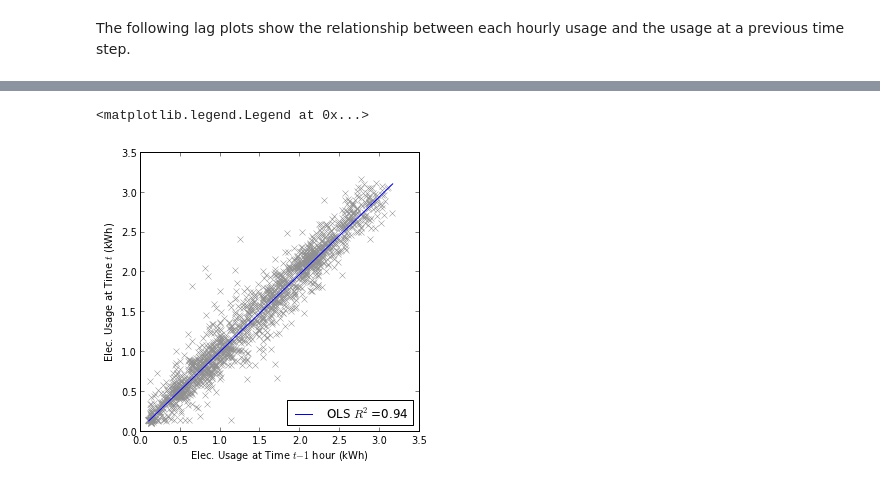
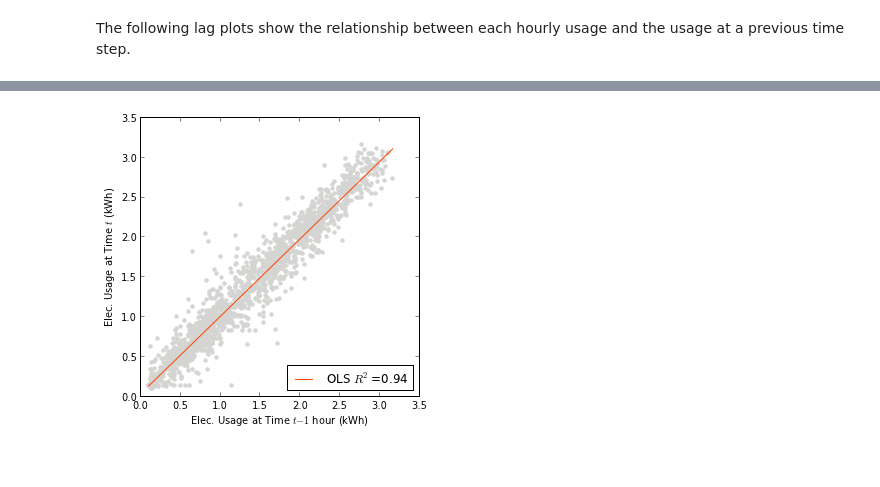
Before and after one commit to jtelszasz/my_energy_forecast_SVR, a Jupyter notebook: Usage_Autocorrelation.ipynb, the cells around one changed output, grey strips where cells are left out. Cells and saved outputs as stored; diff of their text form; code cells hidden in the pictures.

Commit message:
moved plots, moving functions, starting cross val

```diff
--- a/Usage_Autocorrelation.ipynb
+++ b/Usage_Autocorrelation.ipynb
@@ -11,6 +11,11 @@ import import_funcs
 from matplotlib import pyplot as plt
 from pandas.tools.plotting import autocorrelation_plot
 import statsmodels.api as sm
+# %%
+gray_light = '#d4d4d2'
+gray_med = '#737373'
+red_orange = '#ff4400'
+blue_light = '#00d2ff'
 # %%
 # Import the BGE hourly electricity data and weather data using import_funcs.py class
 elec_data = import_funcs.BGEdata()
@@ -60,4 +65,4 @@ elec_and_weather = elec_and_weather.ix[n_hours_advance+n_hours_window:]
 #print elec_and_weather['USAGE_t-3'][:10]
 # Yesterday's total kWh
 
-elec_and_weather
+elec_and_weather = elec_and_weather['18-jan-2014 00:00:00':'31-mar-2014 23:00:00']
@@ -83,15 +83,15 @@ res = model.fit()
 print res.summary()
 
 fig = plt.figure(figsize=[5,5])
-p1= plt.plot(elec_and_weather['USAGE_t-1'],elec_and_weather['USAGE'],'x',color='#909090')
+p1= plt.plot(elec_and_weather['USAGE_t-1'],elec_and_weather['USAGE'],'.',color=gray_light,alpha=1.0,markersize=8)
 #p2= plt.plot([0,4],[0,4],'k')
 # only plotting first and last point in linear fit to display clean line
-plot_model = plt.plot([min(elec_and_weather['USAGE_t-1']),max(elec_and_weather['USAGE_t-1'])],[min(res.fittedvalues),max(res.fittedvalues)],'b',label='OLS $R^2$=%.2f' % res.rsquared,linewidth=1,color='#0000ff')
+plot_model = plt.plot([min(elec_and_weather['USAGE_t-1']),max(elec_and_weather['USAGE_t-1'])],[min(res.fittedvalues),max(res.fittedvalues)],label='OLS $R^2$=%.2f' % res.rsquared,linewidth=1,color=red_orange)
 plt.xlabel('Elec. Usage at Time $t-1$ hour (kWh)')
 plt.ylabel('Elec. Usage at Time $t$ (kWh)')
 legend(loc="lower right")
 
-#fig.savefig('Elec_Lag_1hour.png')
+fig.savefig('Elec_Lag_1hour.png')
 # %% [output]
                             OLS Regression Results
 ==============================================================================
@@ -103,15 +103,14 @@ Time:                        13:19:06   Log-Likelihood:                 429.95
 No. Observations:                1701   AIC:                            -855.9
 Df Residuals:                    1699   BIC:                            -845.0
 Df Model:                           1
 ==============================================================================
                  coef    std err          t      P>|t|      [95.0% Conf. Int.]
 ... (5 lines left out)
 Prob(Omnibus):                  0.000   Jarque-Bera (JB):             1771.927
 Skew:                           0.287   Prob(JB):                         0.00
 Kurtosis:                       7.967   Cond. No.                         4.41
 ==============================================================================
-<matplotlib.legend.Legend at 0x...>
-[figure, old version]
+[figure, new version]
 # %%
 # 6 hour lag
 model = sm.OLS(elec_and_weather['USAGE'],sm.add_constant(elec_and_weather['USAGE_t-6']))
```
Also changed, not shown: parts of 6 cells of this notebook, 49 other files.
